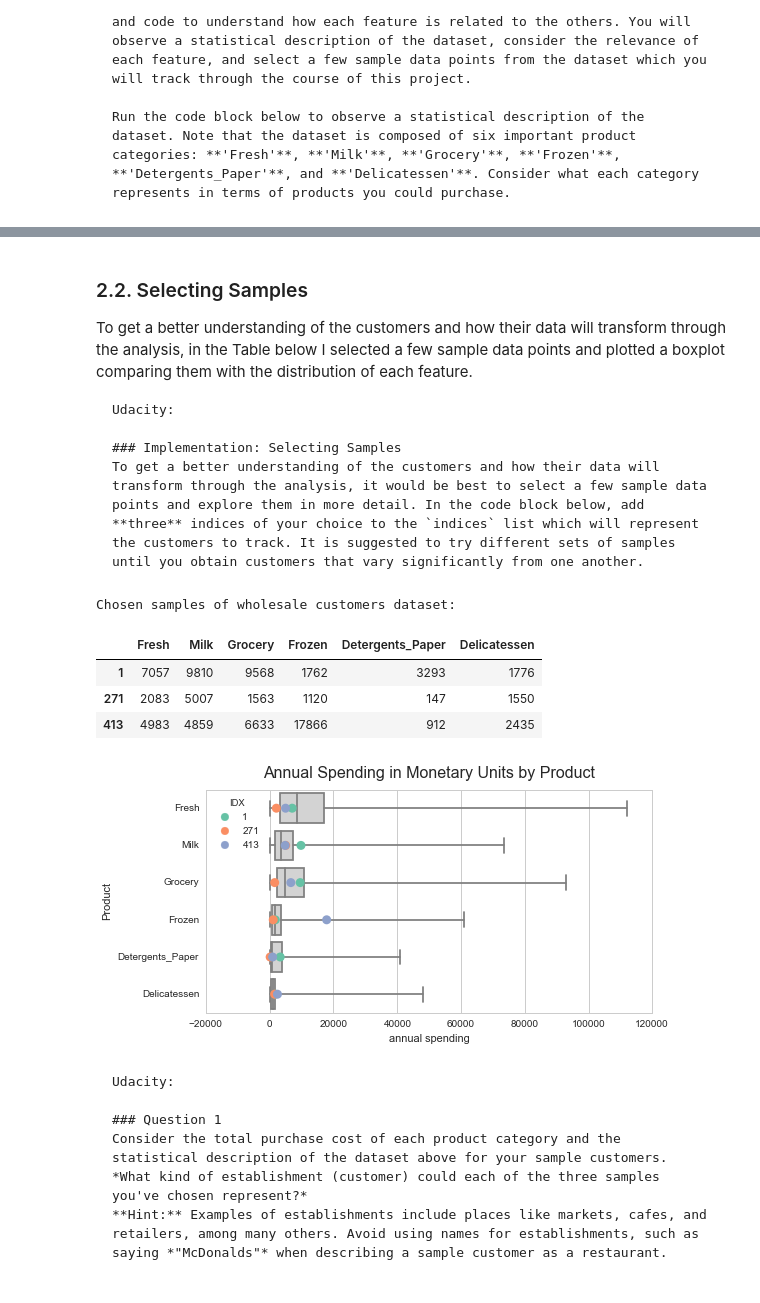
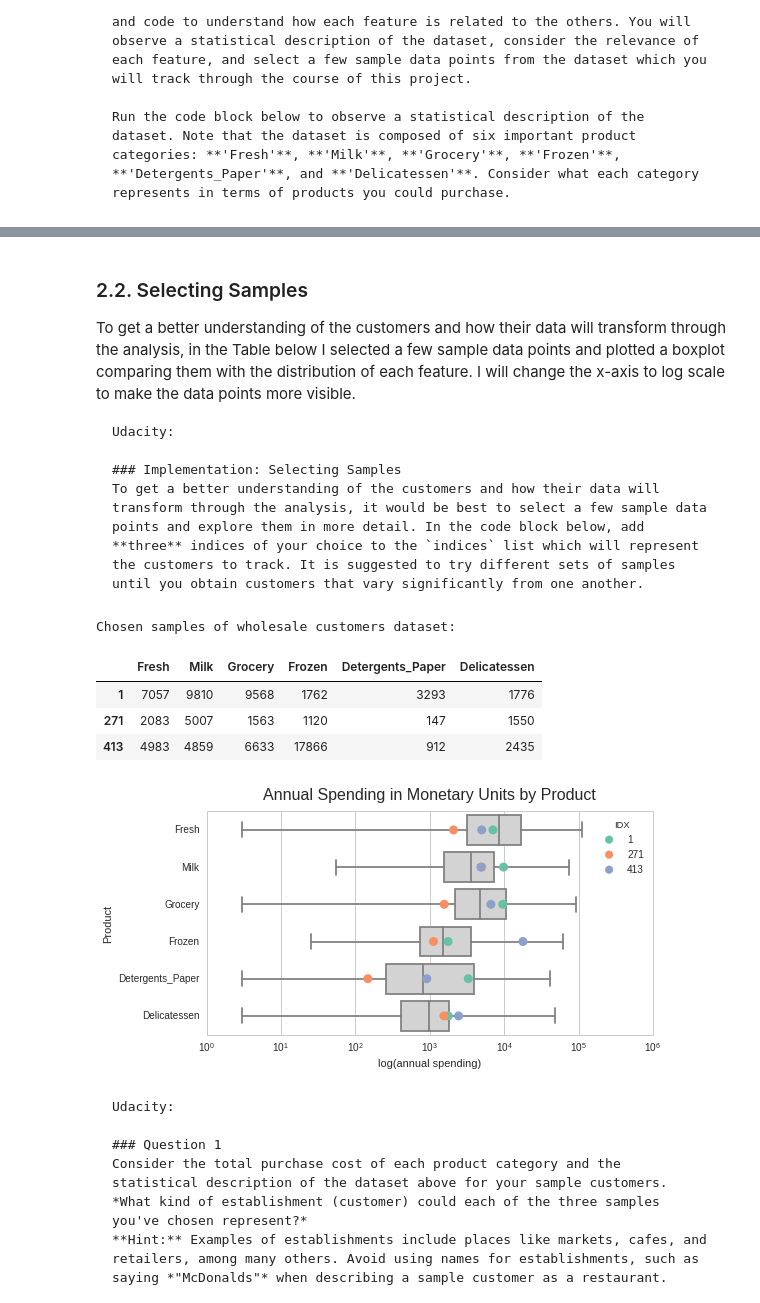
Before and after one commit to ucaiado/Customer_Segments, a Jupyter notebook: customer_segments.ipynb, the cells around one changed output, grey strips where cells are left out. Saved outputs shown, nothing was run; the diff lists cells and outputs as text; code cells hidden in the pictures.

````diff
--- a/customer_segments.ipynb
+++ b/customer_segments.ipynb
@@ -102,7 +102,7 @@ df_stats
 # %% [markdown]
 ### 2.2. Selecting Samples
 
-To get a better understanding of the customers and how their data will transform through the analysis, in the Table below I selected a few sample data points and plotted a boxplot comparing them with the distribution of each feature.
+To get a better understanding of the customers and how their data will transform through the analysis, in the Table below I selected a few sample data points and plotted a boxplot comparing them with the distribution of each feature. I will change the x-axis to log scale to make the data points more visible.
 
 ```
 Udacity:
@@ -127,9 +127,9 @@ Chosen samples of wholesale customers dataset:
 | 413 | 4983 | 4859 | 6633 | 17866 | 912 | 2435 |
 # %%
 import eda; reload(eda);
-eda.features_boxplot(data, samples, indices);
+eda.features_boxplot(data, samples, indices, b_log=True);
 # %% [output]
-[figure, old version]
+[figure, new version]
 # %% [markdown]
 
 ```
````
Also changed, not shown: parts of 8 cells of this notebook, 1 other file.
